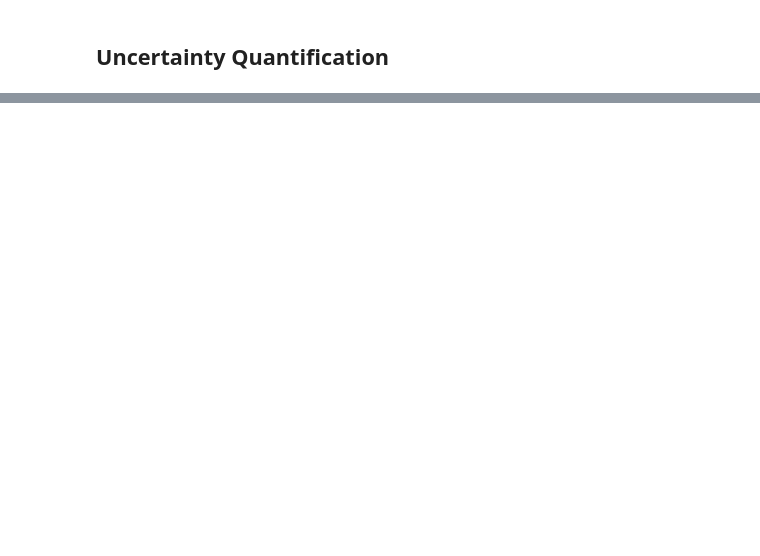
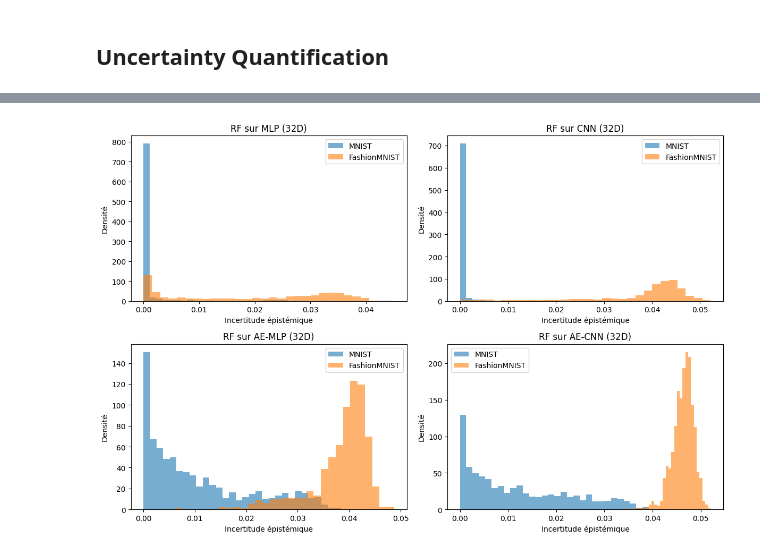
Before and after one commit to francois-thievon/MosAIk, a Jupyter notebook: demonstration/demo_quant_incertitudes.ipynb, the cells around one changed output, grey strips where cells are left out. Saved outputs shown, nothing was run; the diff lists cells and outputs as text; code cells hidden in the pictures; blank space fills up the shorter version.

```diff
--- a/demonstration/demo_quant_incertitudes.ipynb
+++ b/demonstration/demo_quant_incertitudes.ipynb
@@ -835,0 +814,87 @@ plt.show()
+# %%
+# Random Forest sur représentations 32D + incertitude épistémique (MNIST vs Fashion 1k)
+from sklearn.ensemble import RandomForestClassifier
+from torch.utils.data import Subset
+
+rng = np.random.default_rng(1)
+mnist_idx_1k = rng.choice(len(mnist_test), size=1000, replace=False)
+mnist_subset_1k = Subset(mnist_test, mnist_idx_1k)
+mnist_loader_1k = DataLoader(mnist_subset_1k, batch_size=256, shuffle=False)
+
+# Extraire représentations 32D pour MNIST 1k et Fashion 1k
+X_mlp_mnist_1k, y_mnist_1k = extract_mlp_features(mlp_mnist, mnist_loader_1k)
+X_cnn_mnist_1k, y_cnn_mnist_1k = extract_cnn_features(cnn_mnist, mnist_loader_1k)
+X_ae_mlp_mnist_1k, y_ae_mlp_mnist_1k = extract_ae_mlp_features(ae_mlp_mnist, mnist_loader_1k)
+X_ae_cnn_mnist_1k, y_ae_cnn_mnist_1k = extract_ae_cnn_features(ae_cnn_mnist, mnist_loader_1k)
+
+assert torch.equal(y_mnist_1k, y_cnn_mnist_1k)
+assert torch.equal(y_mnist_1k, y_ae_mlp_mnist_1k)
+assert torch.equal(y_mnist_1k, y_ae_cnn_mnist_1k)
+
+# Conversion en numpy pour sklearn
+X_mlp_train = X_mlp_full.numpy()
+X_cnn_train = X_cnn_full.numpy()
+X_ae_mlp_train = X_ae_mlp_full.numpy()
+X_ae_cnn_train = X_ae_cnn_full.numpy()
+y_train = y_full.numpy()
+
+X_mlp_mnist_1k_np = X_mlp_mnist_1k.numpy()
+X_cnn_mnist_1k_np = X_cnn_mnist_1k.numpy()
+X_ae_mlp_mnist_1k_np = X_ae_mlp_mnist_1k.numpy()
+X_ae_cnn_mnist_1k_np = X_ae_cnn_mnist_1k.numpy()
+
+X_mlp_fashion_1k_np = X_mlp_fashion_1k.numpy()
+X_cnn_fashion_1k_np = X_cnn_fashion_1k.numpy()
+X_ae_mlp_fashion_1k_np = X_ae_mlp_fashion_1k.numpy()
+X_ae_cnn_fashion_1k_np = X_ae_cnn_fashion_1k.numpy()
+
+# Entraîner 4 Random Forest (plus d'arbres)
+rf_mlp = RandomForestClassifier(n_estimators=500, min_samples_leaf=5, n_jobs=-1, random_state=0)
+rf_cnn = RandomForestClassifier(n_estimators=500, min_samples_leaf=5, n_jobs=-1, random_state=0)
+rf_ae_mlp = RandomForestClassifier(n_estimators=500, min_samples_leaf=5, n_jobs=-1, random_state=0)
+rf_ae_cnn = RandomForestClassifier(n_estimators=500, min_samples_leaf=5, n_jobs=-1, random_state=0)
+
+rf_mlp.fit(X_mlp_train, y_train)
+rf_cnn.fit(X_cnn_train, y_train)
+rf_ae_mlp.fit(X_ae_mlp_train, y_train)
+rf_ae_cnn.fit(X_ae_cnn_train, y_train)
+
+# Incertitude épistémique via variance inter‑arbres (moyenne sur classes)
+def rf_epistemic(rf, X_test):
+    p_pred = np.array([tree.predict_proba(X_test) for tree in rf.estimators_])
+    ep = np.var(p_pred, axis=0).mean(axis=1)
+    return ep
+
+ep_mlp_mnist = rf_epistemic(rf_mlp, X_mlp_mnist_1k_np)
+ep_mlp_fashion = rf_epistemic(rf_mlp, X_mlp_fashion_1k_np)
+
+ep_cnn_mnist = rf_epistemic(rf_cnn, X_cnn_mnist_1k_np)
+ep_cnn_fashion = rf_epistemic(rf_cnn, X_cnn_fashion_1k_np)
+
+ep_ae_mlp_mnist = rf_epistemic(rf_ae_mlp, X_ae_mlp_mnist_1k_np)
+ep_ae_mlp_fashion = rf_epistemic(rf_ae_mlp, X_ae_mlp_fashion_1k_np)
+
+ep_ae_cnn_mnist = rf_epistemic(rf_ae_cnn, X_ae_cnn_mnist_1k_np)
+ep_ae_cnn_fashion = rf_epistemic(rf_ae_cnn, X_ae_cnn_fashion_1k_np)
+
+# Graphes de densité (MNIST vs Fashion 1k)
+fig, axes = plt.subplots(2, 2, figsize=(12, 8))
+plots = [
+    (axes[0, 0], ep_mlp_mnist, ep_mlp_fashion, "RF sur MLP (32D)"),
+    (axes[0, 1], ep_cnn_mnist, ep_cnn_fashion, "RF sur CNN (32D)"),
+    (axes[1, 0], ep_ae_mlp_mnist, ep_ae_mlp_fashion, "RF sur AE-MLP (32D)"),
+    (axes[1, 1], ep_ae_cnn_mnist, ep_ae_cnn_fashion, "RF sur AE-CNN (32D)")
+]
+
+for ax, ep_mnist, ep_fashion, title in plots:
+    ax.hist(ep_mnist, bins=30, density=True, alpha=0.6, label="MNIST")
+    ax.hist(ep_fashion, bins=30, density=True, alpha=0.6, label="FashionMNIST")
+    ax.set_title(title)
+    ax.set_xlabel("Incertitude épistémique")
+    ax.set_ylabel("Densité")
+    ax.legend()
+
+plt.tight_layout()
+plt.show()
+# %% [output]
+[figure, added]
```
Also changed, not shown: parts of 53 cells of this notebook, 2 other files.
